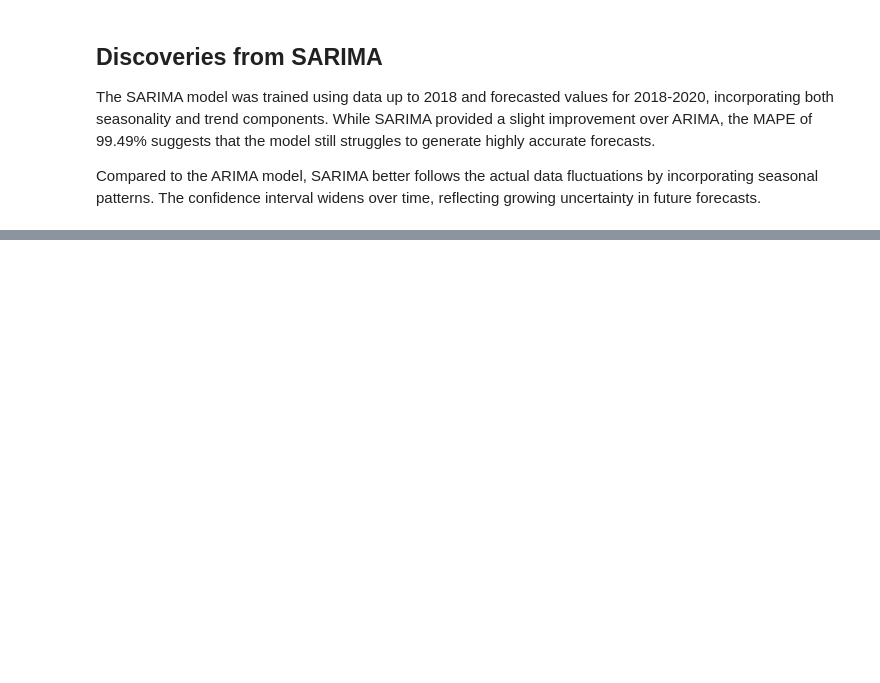
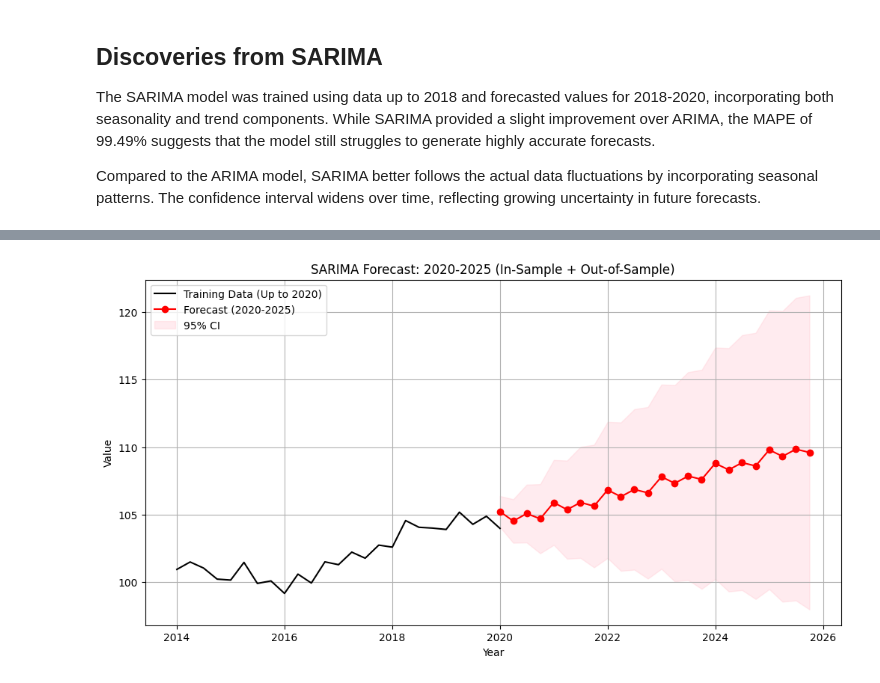
Before and after one commit to lyhxd1030/Time-Series-Analysis, a Jupyter notebook: Time series analysis..ipynb, the cells around one changed output, grey strips where cells are left out. Saved outputs shown, nothing was run; the diff lists cells and outputs as text; code cells hidden in the pictures; blank space fills up the shorter version.

```diff
--- a/Time series analysis..ipynb
+++ b/Time series analysis..ipynb
@@ -919,0 +998,47 @@ Compared to the ARIMA model, SARIMA better follows the actual data fluctuations
+# %%
+import pandas as pd
+import statsmodels.api as sm
+import matplotlib.pyplot as plt
+
+# 1. Prepare Training Data (Use Data Until 2020)
+train = df[df.index <= '2020-01-01'].drop(columns=["Date"])  # Training up to 2020
+
+# 2. Define & Fit SARIMA Model
+order = (p, d, q)
+seasonal_order = (P, 1, Q, s)  # Keeping D=1 for seasonality
+
+model = sm.tsa.SARIMAX(train.iloc[:, 0], order=order, seasonal_order=seasonal_order)
+result = model.fit()
+
+# 3. Generate Forecasts from 2020 to 2025
+forecast_steps = 24  # 6 years * 4 quarters per year
+forecast_result = result.get_forecast(steps=forecast_steps)
+forecast_mean = forecast_result.predicted_mean
+forecast_ci = forecast_result.conf_int()
+
+# 4. Create Future Index (2020-2025) for Forecast
+future_dates = pd.date_range(start="2019-10-01", periods=forecast_steps, freq="Q")  # Quarterly data
+
+# 5. Plot Training Data and Forecasts
+plt.figure(figsize=(12, 6))
+
+train_subset = train[train.index >= '2014-01-01']
+plt.plot(train_subset.index, train_subset.iloc[:, 0], label="Training Data (Up to 2020)", color='black')
+
+# Plot forecasted values (2020-2025)
+plt.plot(future_dates, forecast_mean, label="Forecast (2020-2025)", color='red', marker='o')
+
+# Plot confidence interval
+plt.fill_between(future_dates, forecast_ci.iloc[:, 0], forecast_ci.iloc[:, 1],
+                 color="pink", alpha=0.3, label="95% CI")
+
+# Formatting
+plt.title("SARIMA Forecast: 2020-2025 (In-Sample + Out-of-Sample)")
+plt.xlabel("Year")
+plt.ylabel("Value")
+plt.legend()
+plt.grid()
+
+plt.show()
+# %% [output]
+[figure, added]
```
Also changed, not shown: parts of 4 cells of this notebook.
